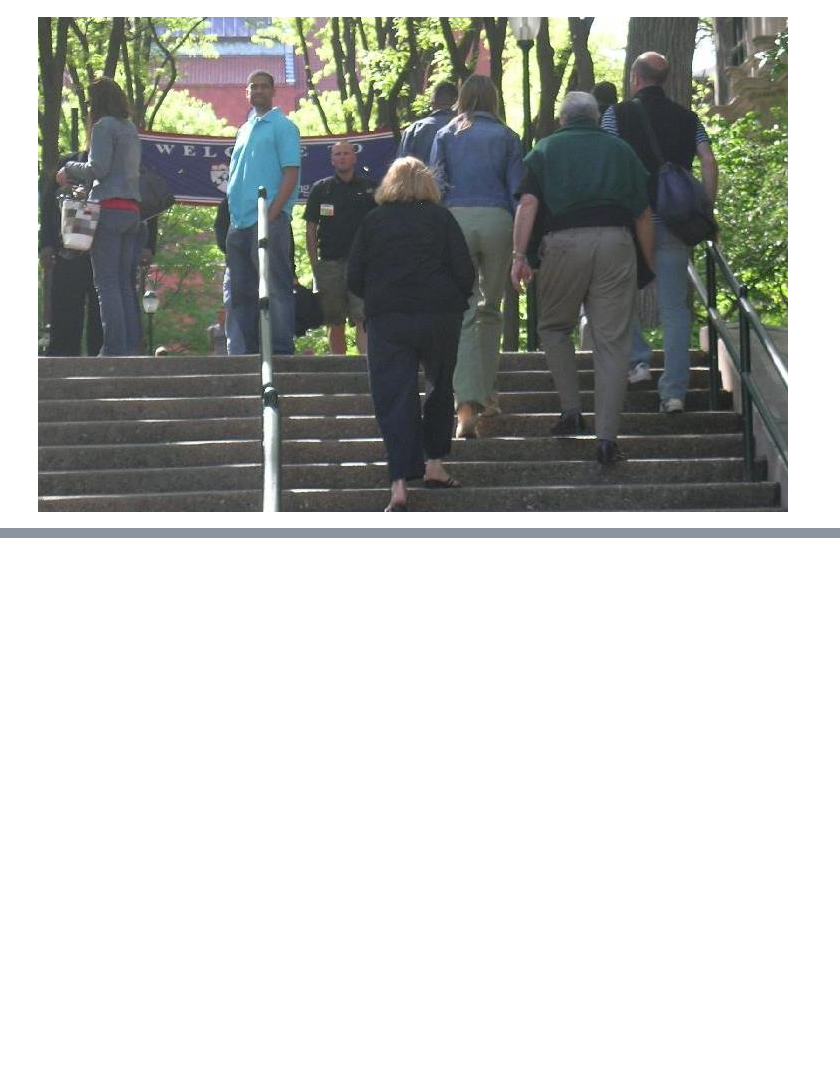
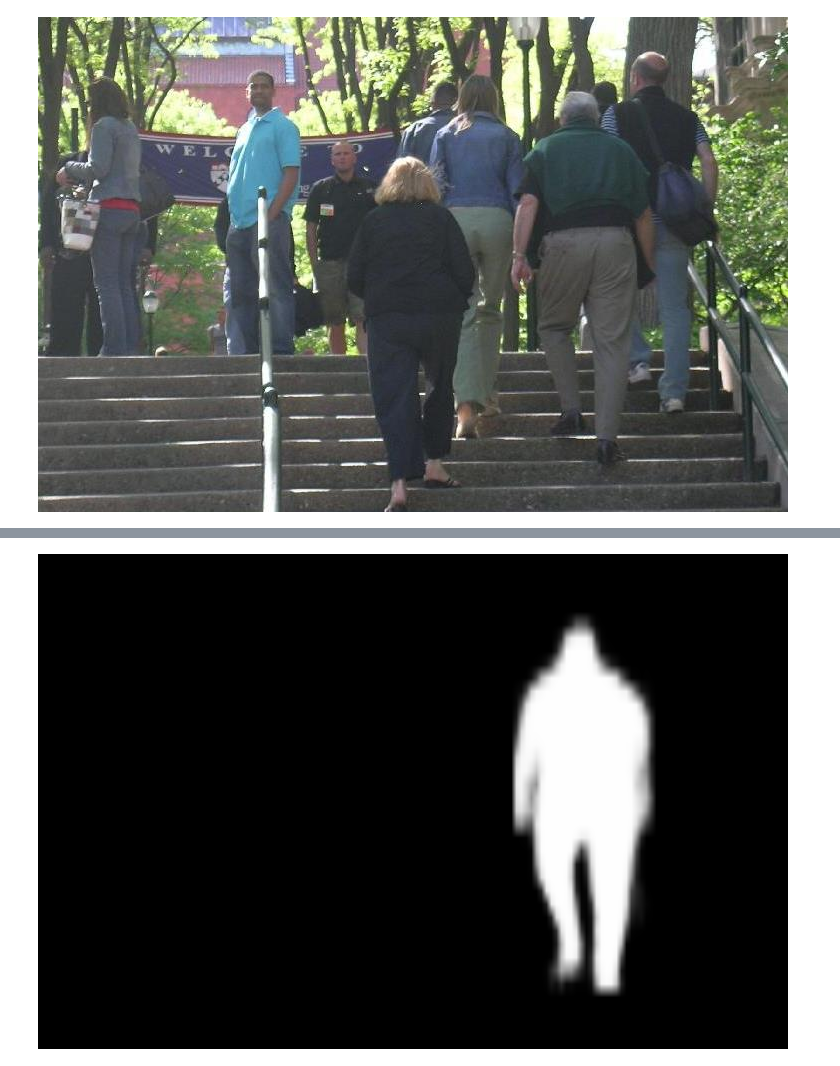
Before and after one commit to brainmentorspvtltd/IGDTU_PyTorchTraining, a Jupyter notebook: IG_PedObjectDetection.ipynb, the cells around one changed output, grey strips where cells are left out. Drawn from its saved outputs; the diff is of its cells as text; code cells hidden in the pictures; blank space fills up the shorter version.

```diff
--- a/IG_PedObjectDetection.ipynb
+++ b/IG_PedObjectDetection.ipynb
@@ -356,0 +355,4 @@ IndexError: ignored
+# %%
+Image.fromarray(prediction[0]['masks'][1,0].mul(255).byte().cpu().numpy())
+# %% [output]
+[figure, added]
```
Also changed, not shown: parts of 9 cells of this notebook.
